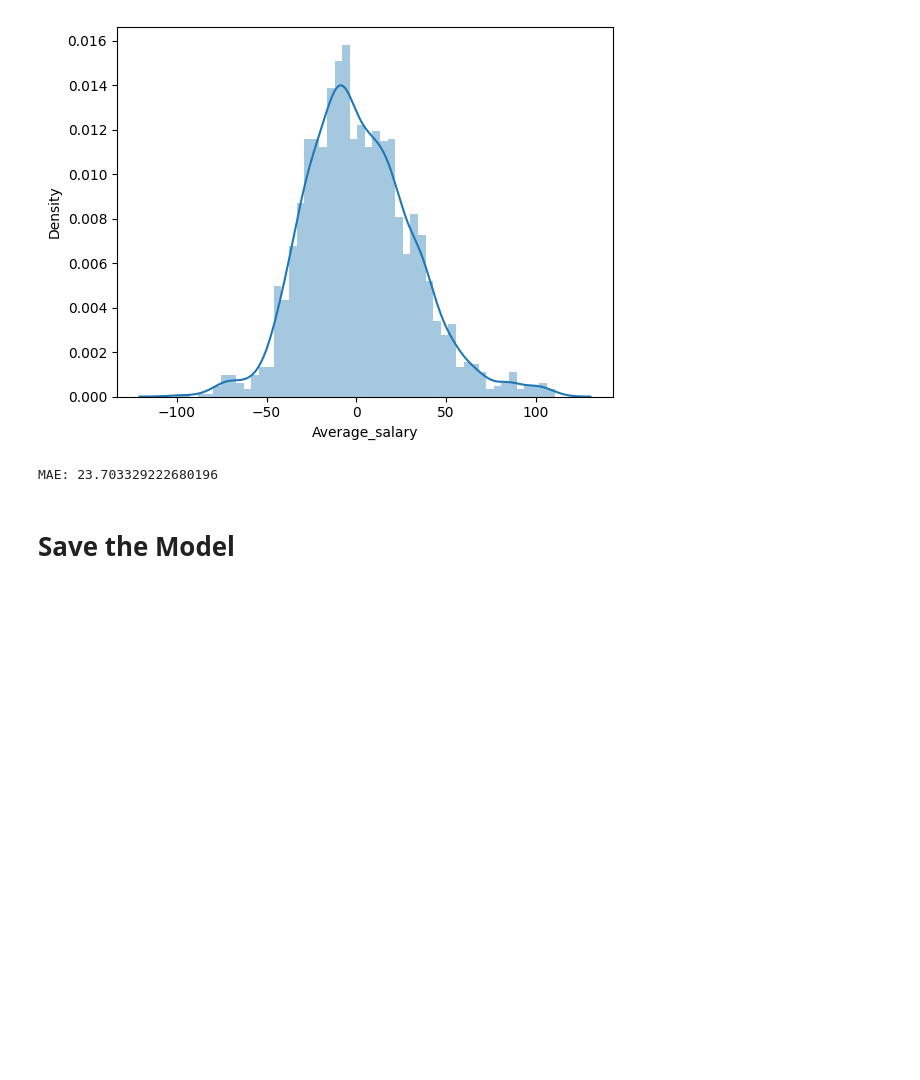
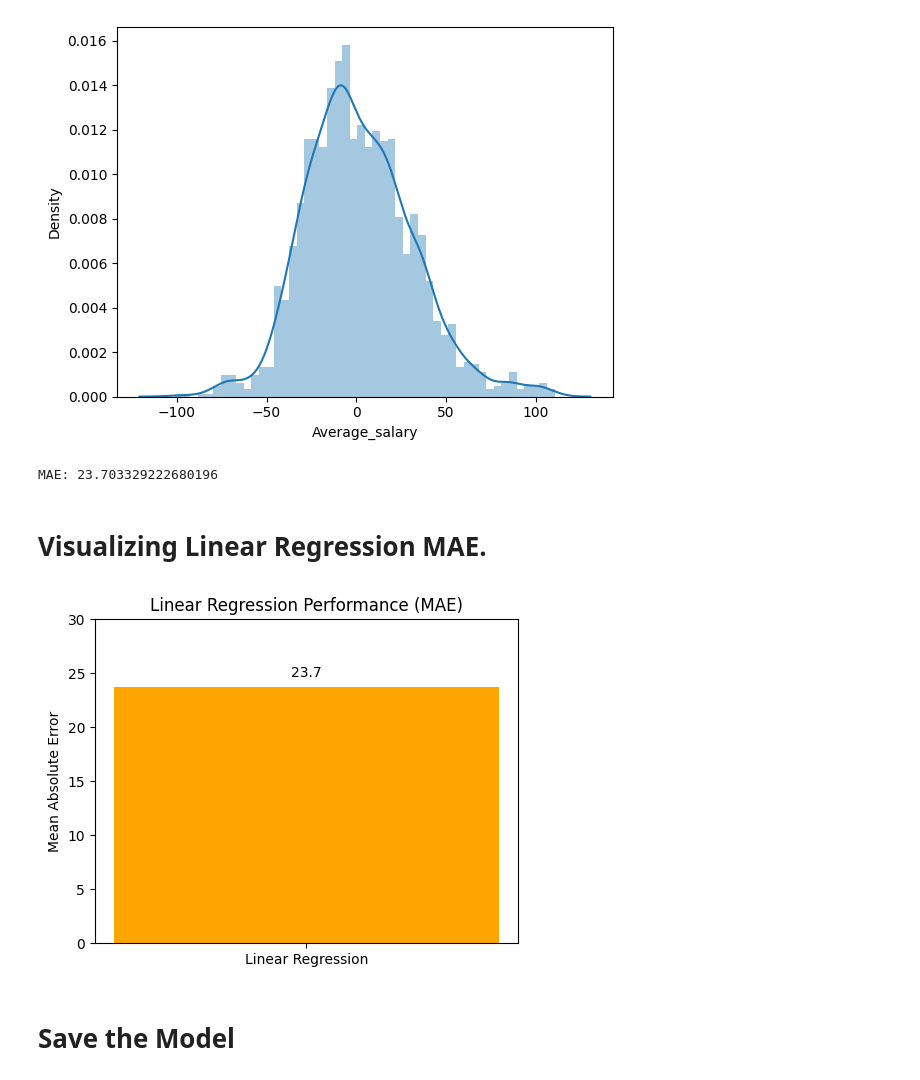
Before and after one commit to FarnazMehdipour/predict-data-job-salaries-us, a Jupyter notebook: Salary_Prediction.ipynb, the cells around one changed output. Cells and saved outputs as stored; diff of their text form; code cells hidden in the pictures; blank space fills up the shorter version.

```diff
--- a/Salary_Prediction.ipynb
+++ b/Salary_Prediction.ipynb
@@ -263,6 +257,19 @@ https://gist.github.com/mwaskom/de44147ed2974457ad6372750bbe5751
 print('MAE:', mean_absolute_error(y_test, predictions))
 # %% [output]
 MAE: 23.703329222680196
+# %% [markdown]
+# Visualizing Linear Regression MAE.
+# %%
+plt.figure(figsize=(5, 4))
+plt.bar(['Linear Regression'], [23.7], color='orange')
+plt.title('Linear Regression Performance (MAE)')
+plt.ylabel('Mean Absolute Error')
+plt.ylim(0, max(30, 23.7 + 5))
+plt.text(0, 23.7 + 1, '23.7', ha='center')
+plt.tight_layout()
+plt.show()
+# %% [output]
+[figure, added]
 # %% [markdown]
 # Save the Model
 # %%
```
Also changed, not shown: parts of 2 cells of this notebook.
